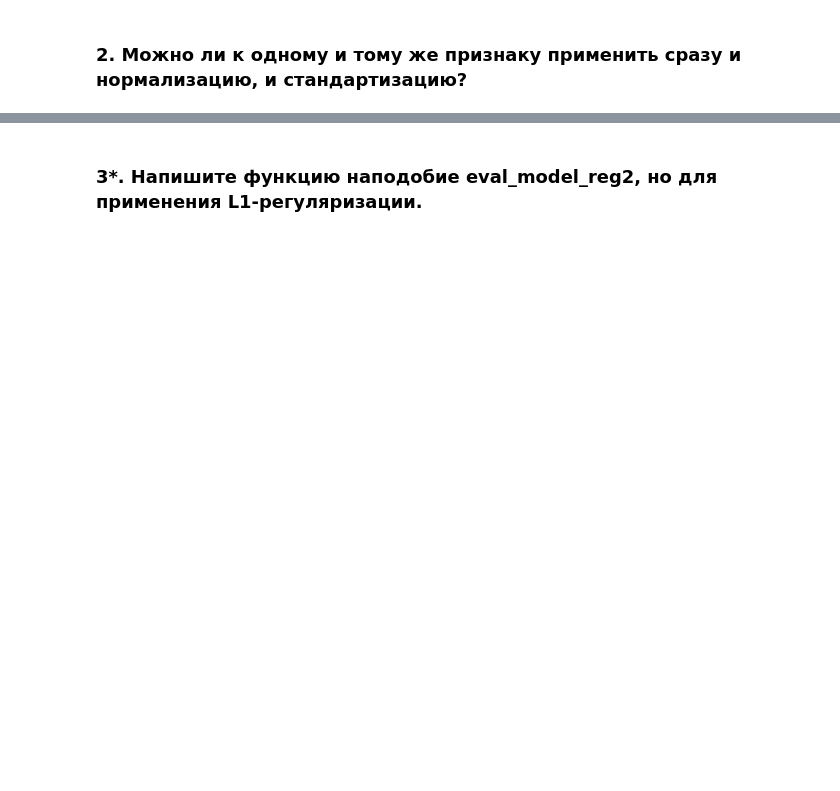
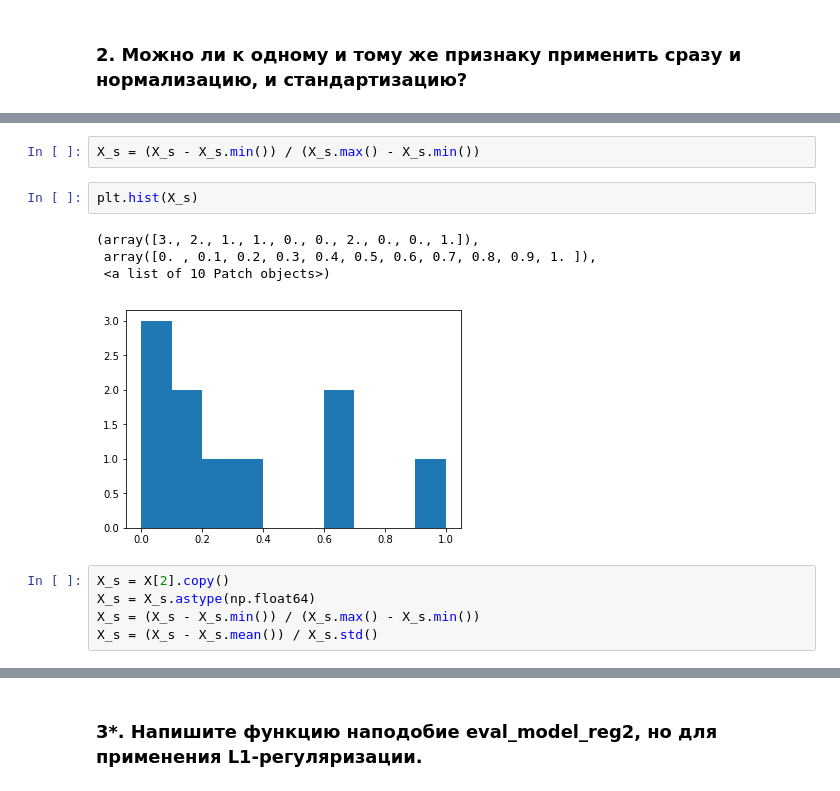
Before and after one commit to dzverkov/AlgorithmsDS, a Jupyter notebook: lesson2.ipynb, the cells around one changed output, grey strips where cells are left out. Drawn from its saved outputs; the diff is of its cells as text; blank space fills up the shorter version.

```diff
--- a/lesson2.ipynb
+++ b/lesson2.ipynb
@@ -65,0 +120,14 @@ array([nan, nan, nan, nan])
+# %%
+X_s = (X_s - X_s.min()) / (X_s.max() - X_s.min())
+# %%
+plt.hist(X_s)
+# %% [output]
+(array([3., 2., 1., 1., 0., 0., 2., 0., 0., 1.]),
+ array([0. , 0.1, 0.2, 0.3, 0.4, 0.5, 0.6, 0.7, 0.8, 0.9, 1. ]),
+ <a list of 10 Patch objects>)
+[figure, added]
+# %%
+X_s = X[2].copy()
+X_s = X_s.astype(np.float64)
+X_s = (X_s - X_s.min()) / (X_s.max() - X_s.min())
+X_s = (X_s - X_s.mean()) / X_s.std()
```
Also changed, not shown: parts of 16 cells of this notebook.
